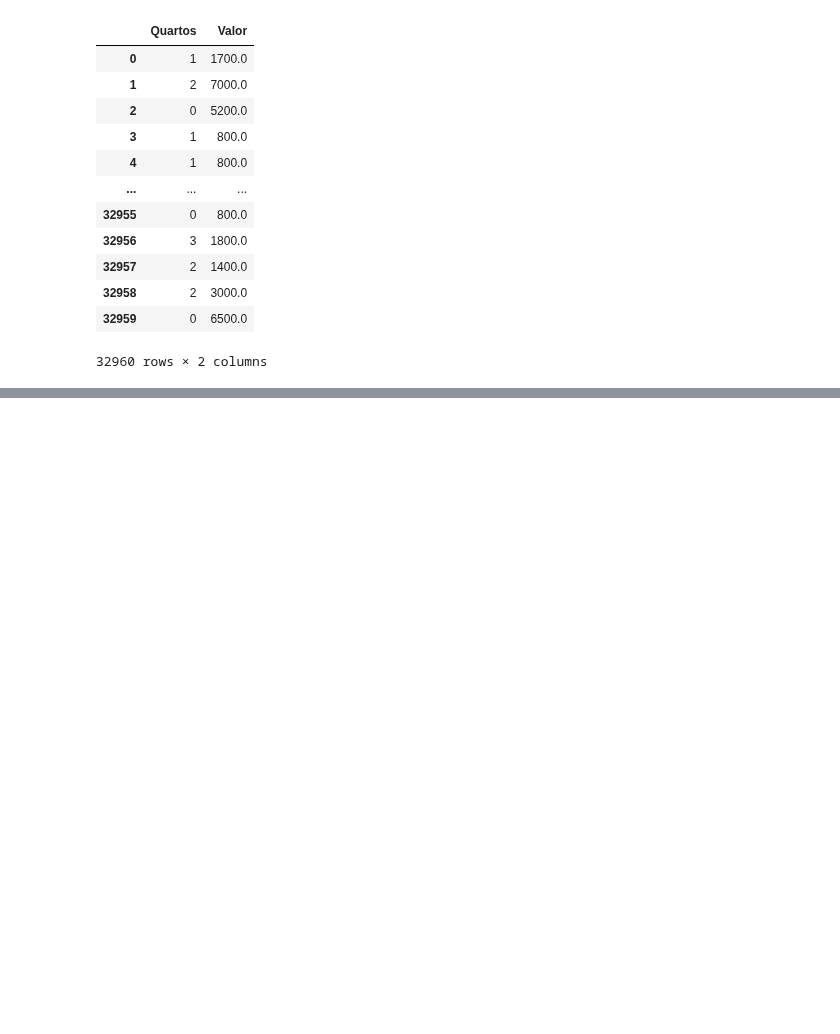
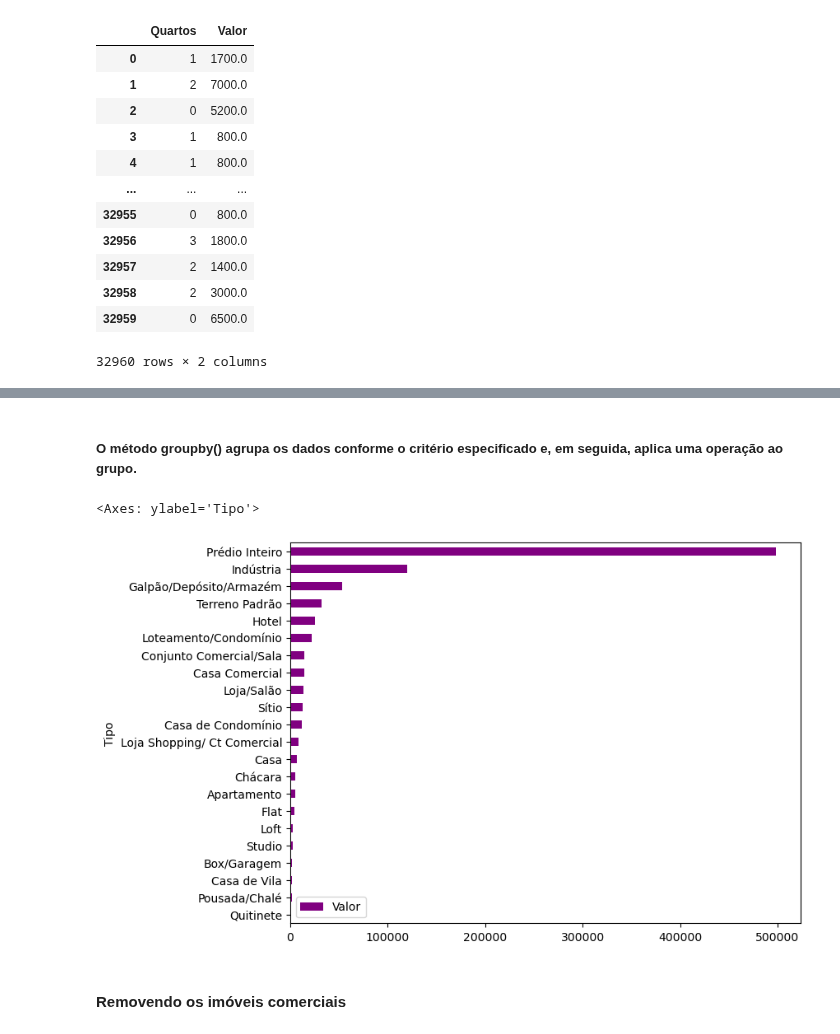
Before and after one commit to paulorobertovrc/alura-data-science, a Jupyter notebook: Pandas/curso_pandas.ipynb, the cells around one changed output, grey strips where cells are left out. Saved outputs shown, nothing was run; the diff lists cells and outputs as text; code cells hidden in the pictures; blank space fills up the shorter version.

Commit message:
Aula 02 (análise exploratória de dados)

```diff
--- a/Pandas/curso_pandas.ipynb
+++ b/Pandas/curso_pandas.ipynb
@@ -128,0 +142,4 @@ dados[['Quartos', 'Valor']]
+# %%
+# dados.groupby('Tipo')['Valor'].mean() # agrupando por tipo e calculando a média do valor
+df_preco_tipo = dados.groupby('Tipo')[['Valor']].mean().round(2).sort_values(by='Valor') # colchetes duplos para retornar um DataFrame
+df_preco_tipo
@@ -128,0 +165,9 @@ dados[['Quartos', 'Valor']]
+# %% [markdown]
+##### O método groupby() agrupa os dados conforme o critério especificado e, em seguida, aplica uma operação ao grupo.
+# %%
+df_preco_tipo.plot(kind='barh', figsize=(8,6), color='purple')
+# %% [output]
+<Axes: ylabel='Tipo'>
+[figure, added]
+# %% [markdown]
+#### Removendo os imóveis comerciais
```
Also changed, not shown: parts of 16 cells of this notebook.
